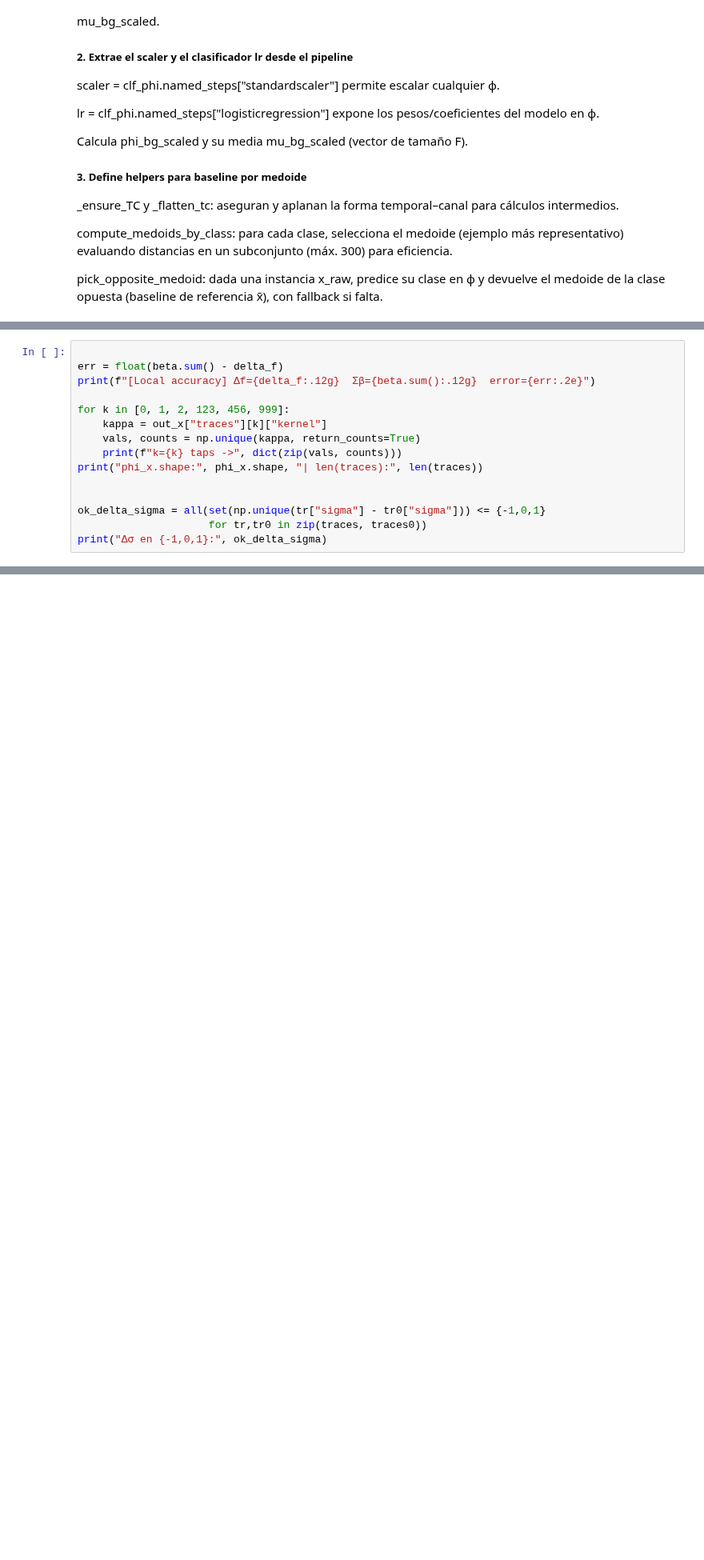
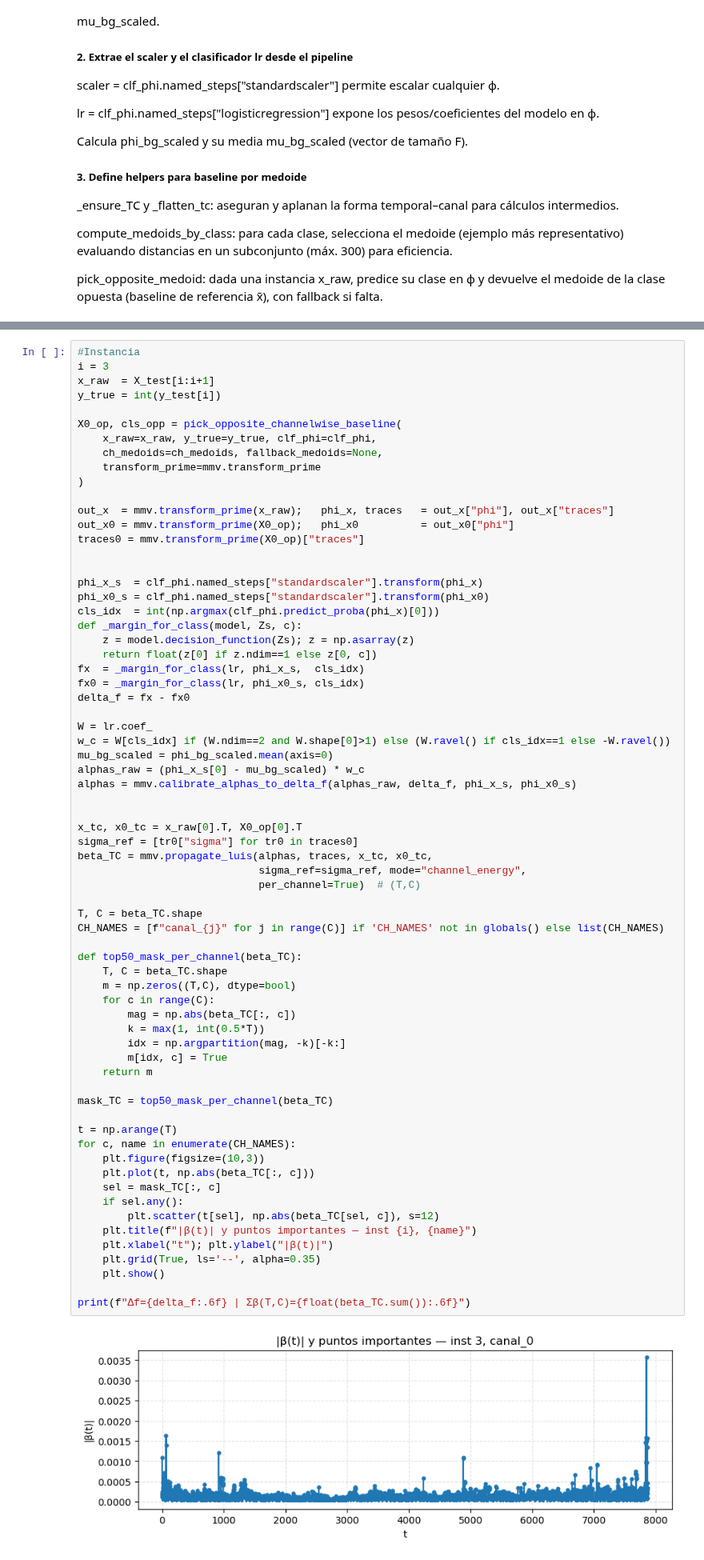
Before and after one commit to lgalarra/xai-for-minirocket, a Jupyter notebook: code/XAIMiniRocket.ipynb, the cells around one changed output, grey strips where cells are left out. Shown at 80% size. Drawn from its saved outputs; the diff is of its cells as text; blank space fills up the shorter version.

```diff
--- a/code/XAIMiniRocket.ipynb
+++ b/code/XAIMiniRocket.ipynb
@@ -297,15 +452,0 @@ print("β shape:", beta.shape, " Σβ:", float(beta.sum()), " error:", float(bet
-# %%
-
-err = float(beta.sum() - delta_f)
-print(f"[Local accuracy] Δf={delta_f:.12g}  Σβ={beta.sum():.12g}  error={err:.2e}")
-
-for k in [0, 1, 2, 123, 456, 999]:
-    kappa = out_x["traces"][k]["kernel"]
-    vals, counts = np.unique(kappa, return_counts=True)
-    print(f"k={k} taps ->", dict(zip(vals, counts)))
-print("phi_x.shape:", phi_x.shape, "| len(traces):", len(traces))
-
-
-ok_delta_sigma = all(set(np.unique(tr["sigma"] - tr0["sigma"])) <= {-1,0,1}
-                     for tr,tr0 in zip(traces, traces0))
-print("Δσ en {-1,0,1}:", ok_delta_sigma)
@@ -615,0 +576,70 @@ Listo. Exportado en 'method1_outputs':
+# %%
+#Instancia
+i = 3
+x_raw  = X_test[i:i+1]
+y_true = int(y_test[i])
+
+X0_op, cls_opp = pick_opposite_channelwise_baseline(
+    x_raw=x_raw, y_true=y_true, clf_phi=clf_phi,
+    ch_medoids=ch_medoids, fallback_medoids=None,
+    transform_prime=mmv.transform_prime
+)
+
+out_x  = mmv.transform_prime(x_raw);   phi_x, traces   = out_x["phi"], out_x["traces"]
+out_x0 = mmv.transform_prime(X0_op);   phi_x0          = out_x0["phi"]
+traces0 = mmv.transform_prime(X0_op)["traces"]
+
+
+phi_x_s  = clf_phi.named_steps["standardscaler"].transform(phi_x)
+phi_x0_s = clf_phi.named_steps["standardscaler"].transform(phi_x0)
+cls_idx  = int(np.argmax(clf_phi.predict_proba(phi_x)[0]))
+def _margin_for_class(model, Zs, c):
+    z = model.decision_function(Zs); z = np.asarray(z)
+    return float(z[0] if z.ndim==1 else z[0, c])
+fx  = _margin_for_class(lr, phi_x_s,  cls_idx)
+fx0 = _margin_for_class(lr, phi_x0_s, cls_idx)
+delta_f = fx - fx0
+
+W = lr.coef_
+w_c = W[cls_idx] if (W.ndim==2 and W.shape[0]>1) else (W.ravel() if cls_idx==1 else -W.ravel())
+mu_bg_scaled = phi_bg_scaled.mean(axis=0)
+alphas_raw = (phi_x_s[0] - mu_bg_scaled) * w_c
+alphas = mmv.calibrate_alphas_to_delta_f(alphas_raw, delta_f, phi_x_s, phi_x0_s)
+
+
+x_tc, x0_tc = x_raw[0].T, X0_op[0].T
+sigma_ref = [tr0["sigma"] for tr0 in traces0]
+beta_TC = mmv.propagate_luis(alphas, traces, x_tc, x0_tc,
+                             sigma_ref=sigma_ref, mode="channel_energy",
+                             per_channel=True)  # (T,C)
+
+T, C = beta_TC.shape
+CH_NAMES = [f"canal_{j}" for j in range(C)] if 'CH_NAMES' not in globals() else list(CH_NAMES)
+
+def top50_mask_per_channel(beta_TC):
+    T, C = beta_TC.shape
+    m = np.zeros((T,C), dtype=bool)
+    for c in range(C):
+        mag = np.abs(beta_TC[:, c])
+        k = max(1, int(0.5*T))
+        idx = np.argpartition(mag, -k)[-k:]
+        m[idx, c] = True
+    return m
+
+mask_TC = top50_mask_per_channel(beta_TC)
+
+t = np.arange(T)
+for c, name in enumerate(CH_NAMES):
+    plt.figure(figsize=(10,3))
+    plt.plot(t, np.abs(beta_TC[:, c]))
+    sel = mask_TC[:, c]
+    if sel.any():
+        plt.scatter(t[sel], np.abs(beta_TC[sel, c]), s=12)
+    plt.title(f"|β(t)| y puntos importantes — inst {i}, {name}")
+    plt.xlabel("t"); plt.ylabel("|β(t)|")
+    plt.grid(True, ls='--', alpha=0.35)
+    plt.show()
+
+print(f"Δf={delta_f:.6f} | Σβ(T,C)={float(beta_TC.sum()):.6f}")
+# %% [output]
+[figure, added]
```
Also changed, not shown: parts of 26 cells of this notebook.
